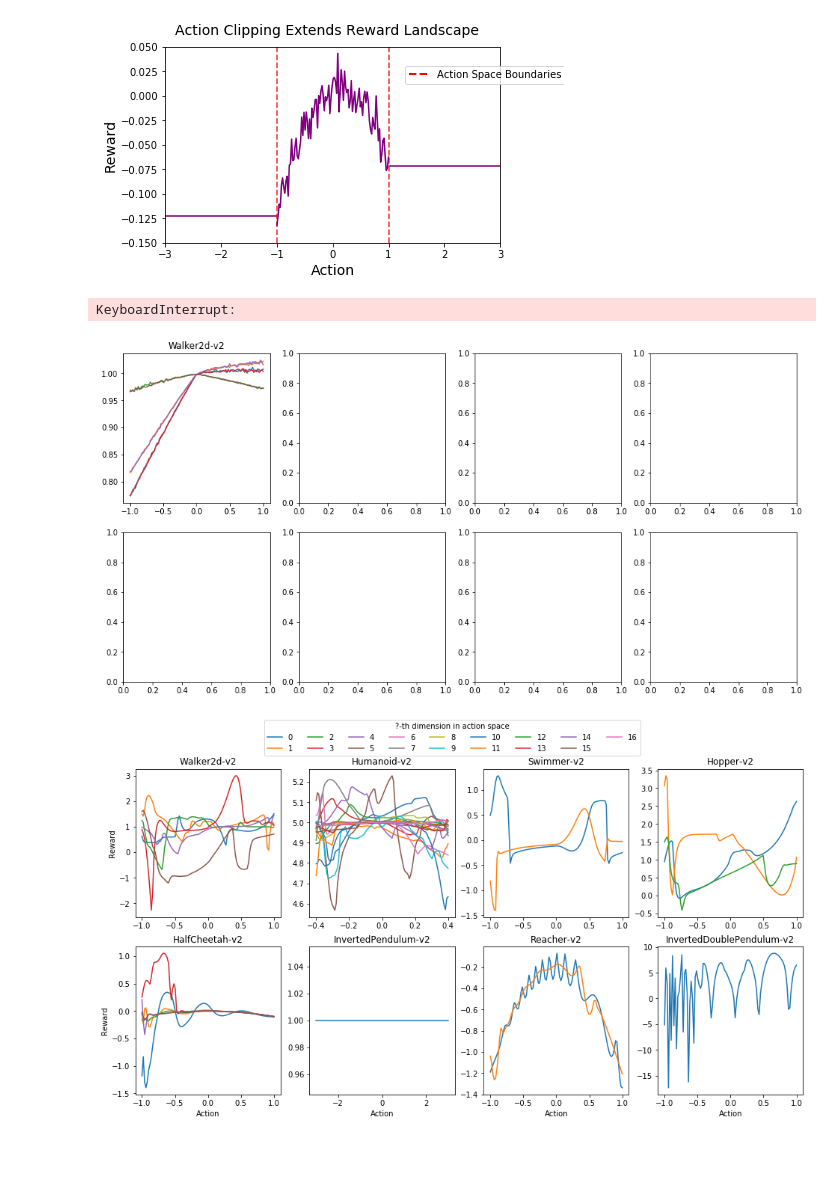
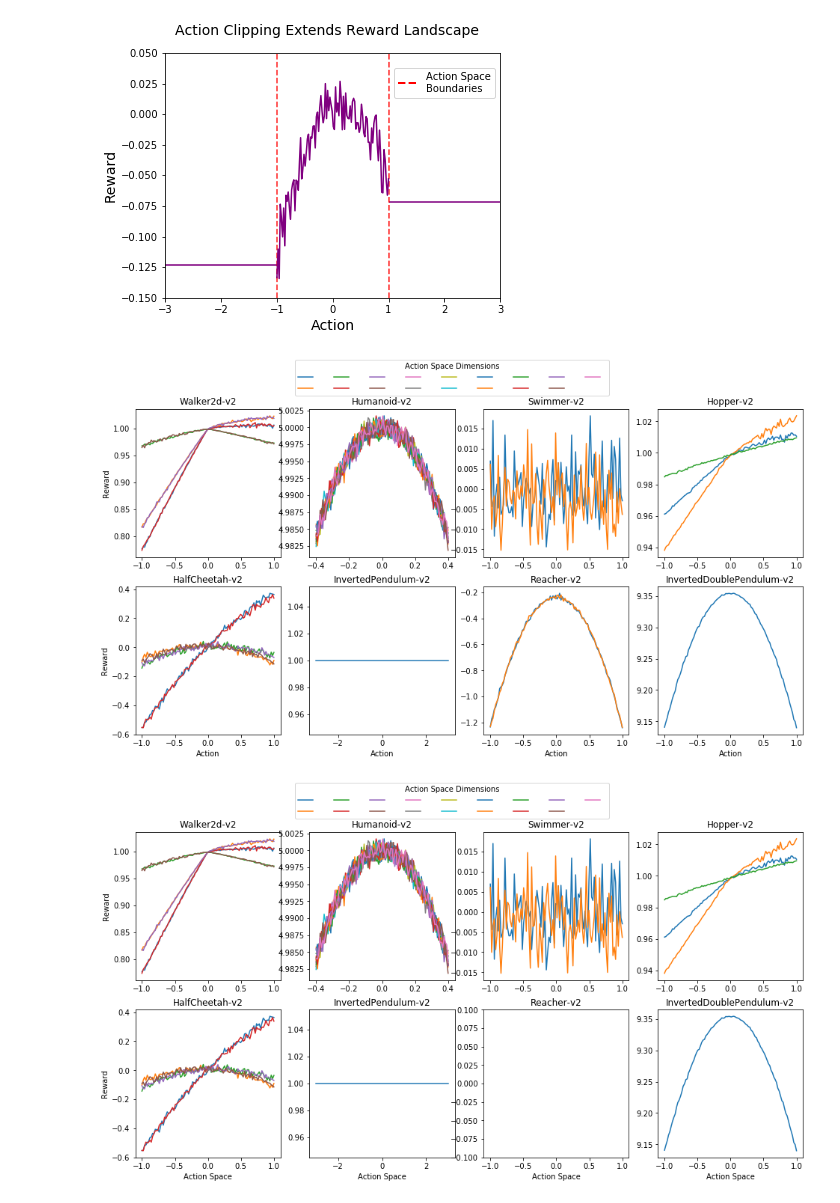
Before and after one commit to chloechsu/code-for-paper, a Jupyter notebook: analysis/MuJoCoEnvStats.ipynb, the cells around one changed output. Drawn from its saved outputs; the diff is of its cells as text; code cells hidden in the pictures; blank space fills up the shorter version.

```diff
--- a/analysis/MuJoCoEnvStats.ipynb
+++ b/analysis/MuJoCoEnvStats.ipynb
@@ -42,34 +42,36 @@ x, rewards = get_reward_distribution(env, n_steps=0, clip=True)
 #for d in range(len(env.action_space.low)):
 # %%
 d = 2
-fig, ax = plt.subplots(1, 1, figsize=(6,4), sharex=True, sharey=False)
+fig, ax = plt.subplots(1, 1, figsize=(6,5), sharex=True, sharey=False)
 sns.lineplot(x, rewards[d], label=f"{d}", ax=ax, legend=False, palette=['purple'], hue=1)
 ax.set_xlim([-3, 3])
 ax.hlines(-0.123, -5, -1, color='purple')
 ax.hlines(-0.072, 1, 5, color='purple')
 ax.set_ylabel('Reward', fontsize=14)
 ax.set_xlabel('Action', fontsize=14)
 ax.vlines(-1, -0.15,0.05, ls='dashed', alpha=0.8, color='red')
 ax.vlines(1, -0.15,0.05, ls='dashed', alpha=0.8, color='red')
 ax.set_ylim([-0.15, 0.05])
 fig.suptitle('Action Clipping Extends Reward Landscape', fontsize=14)
 from matplotlib.lines import Line2D
-redline = Line2D([0], [0], color='red', ls='dashed', lw=2, label='Action Space Boundaries')
-fig.legend(handles=[redline], loc=(0.66, 0.75))
+redline = Line2D([0], [0], color='red', ls='dashed', lw=2, label='Action Space\nBoundaries')
+fig.legend(handles=[redline], loc=(0.7, 0.75))
 fig.subplots_adjust(top=0.9, bottom=0.22)
 plt.show()
 # %% [output]
-[figure, old version]
+[figure, new version]
 # %%
 # Plot setup
 n_steps = 0
 fig, ax = plt.subplots(2, 4, figsize=(16,8))
+rewards = {}
+actions = {}
 
 for j, g in enumerate(games):
     env = gym.make(g)
-    x, rewards = get_reward_distribution(env, n_steps=n_steps)
+    actions[g], rewards[g] = get_reward_distribution(env, n_steps=n_steps)
     for d in range(len(env.action_space.low)):
-        sns.lineplot(x, rewards[d], label=f"{d}", ax=ax.flatten()[j], legend=False)
+        sns.lineplot(actions[g], rewards[g][d], label=f"{d}", ax=ax.flatten()[j], legend=False)
     ax.flatten()[j].set_title(g)
 
 for a in ax.flatten():
@@ -81,20 +83,19 @@ for a in ax[-1]:
     a.set_xlabel('Action')
 
 handles, labels = ax[0][1].get_legend_handles_labels()
-fig.legend(handles, labels, loc='upper center', title='?-th dimension in action space', ncol=9)
+fig.legend(handles, ['' for h in handles], loc='upper center', title='Action Space Dimensions', ncol=9)
 plt.show()
 # %% [output]
-KeyboardInterrupt:
-[figure, old version]
+[figure, new version]
 # %%
 # Plot setup
+n_steps = 0
 fig, ax = plt.subplots(2, 4, figsize=(16,8))
 
 for j, g in enumerate(games):
     env = gym.make(g)
-    x, rewards = get_reward_distribution(env, n_steps=n_steps)
     for d in range(len(env.action_space.low)):
-        sns.lineplot(x, rewards[d], label=f"{d}", ax=ax.flatten()[j], legend=False)
+        sns.lineplot(actions[g], rewards[g][d], label=f"{d}", ax=ax.flatten()[j], legend=False)
     ax.flatten()[j].set_title(g)
 
 for a in ax.flatten():
@@ -103,13 +104,13 @@ for a in ax.flatten():
 for row in ax:
     row[0].set_ylabel('Reward')
 for a in ax[-1]:
-    a.set_xlabel('Action')
-
+    a.set_xlabel('Action Space')
+ax[1][2].set_ylim([-0.1, 0.1])
 handles, labels = ax[0][1].get_legend_handles_labels()
-fig.legend(handles, labels, loc='upper center', title='?-th dimension in action space', ncol=9)
+fig.legend(handles, ['' for h in handles], loc='upper center', title='Action Space Dimensions', ncol=9)
 plt.show()
 # %% [output]
-[figure, old version]
+[figure, new version]
 # %%
 action_dims = []
 action_range = []
```
Also changed, not shown: 6 other files.
